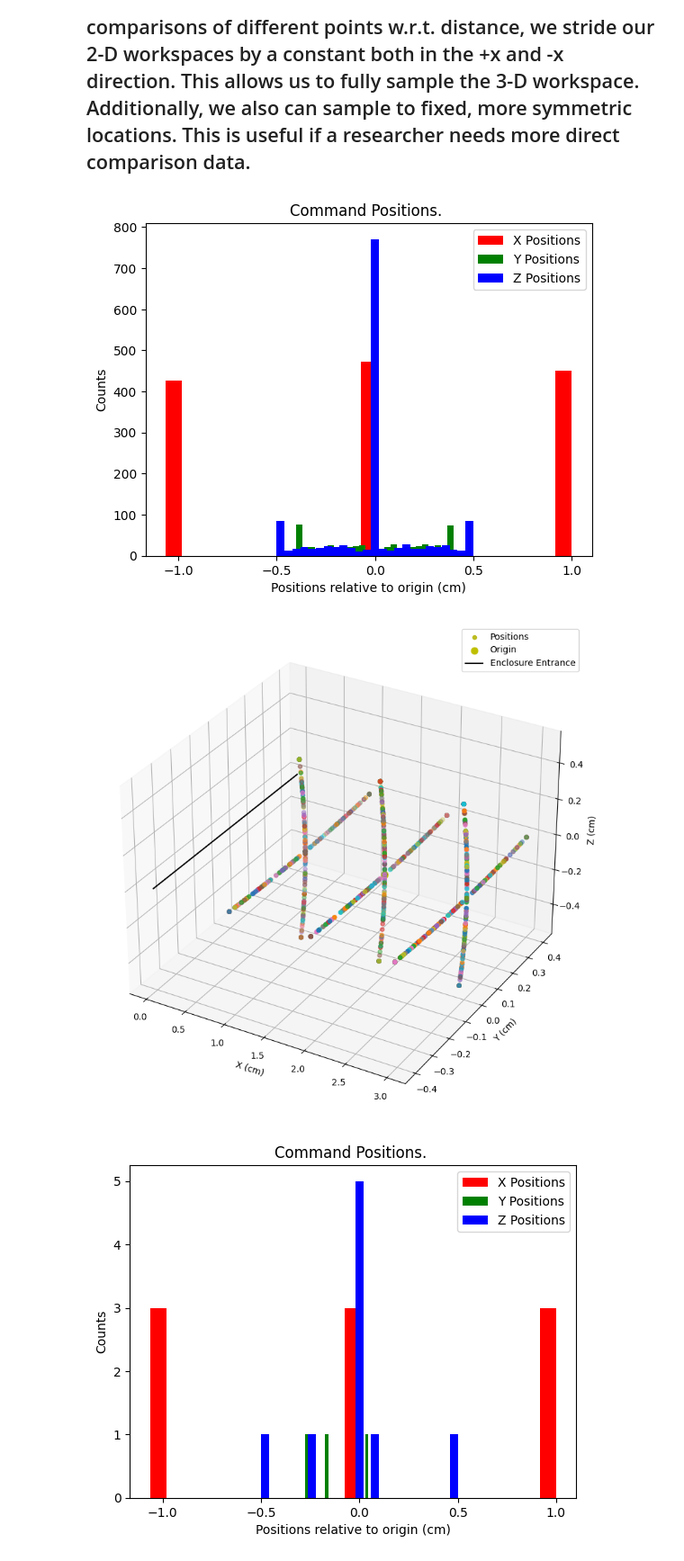
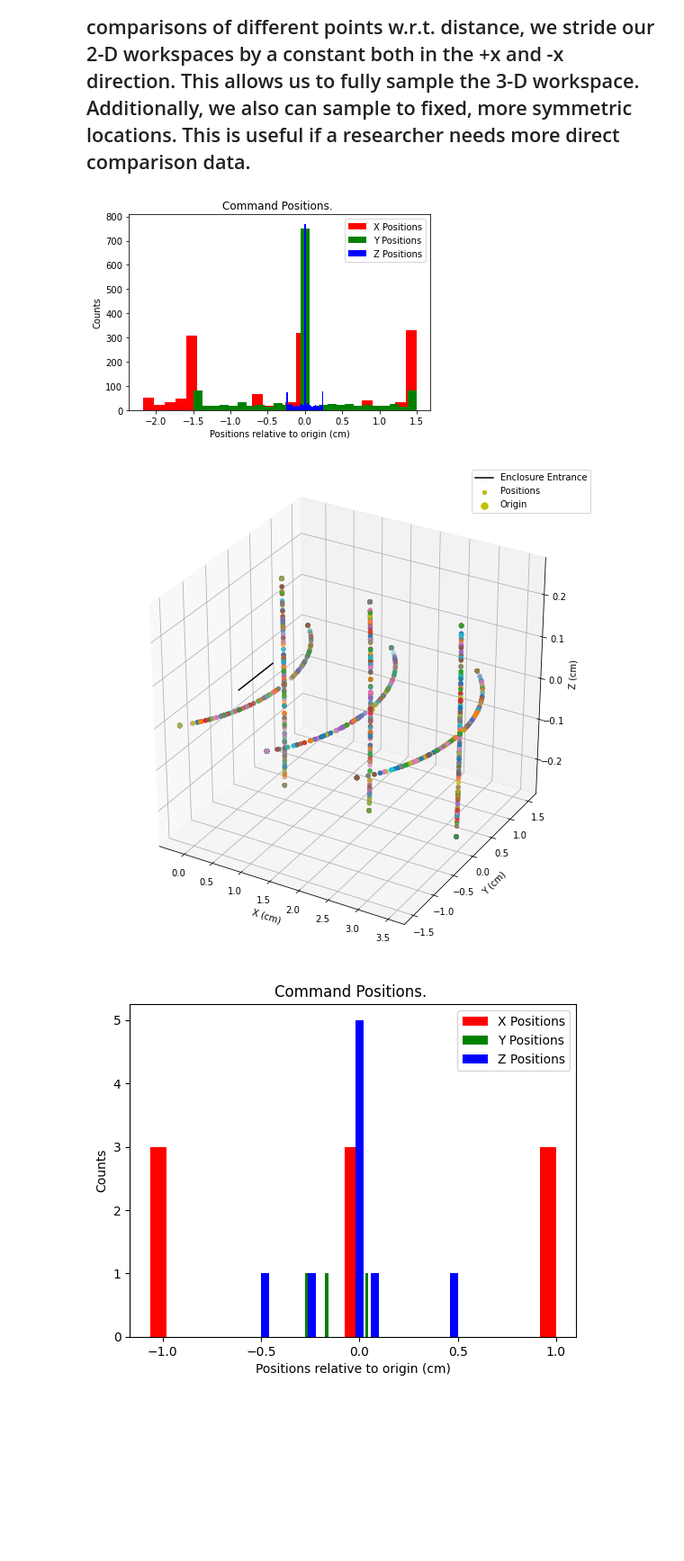
Before and after one commit to throneofshadow/ReachSample, a Jupyter notebook: notebooks/ReachSample_tutorial.ipynb, the cells around one changed output. Shown at 90% size. Cells and saved outputs as stored; diff of their text form; code cells hidden in the pictures; blank space fills up the shorter version.

```diff
--- a/notebooks/ReachSample_tutorial.ipynb
+++ b/notebooks/ReachSample_tutorial.ipynb
@@ -54,10 +51,10 @@ RS_.create_2d_workspace(0.4, 1, 2, 150, 9, sample=True, visualize = True) # z-le
 # %% [markdown]
 ## To add depth to our task positions without biasing comparisons of different points w.r.t. distance, we stride our 2-D workspaces by a constant both in the +x and -x direction. This allows us to fully sample the 3-D workspace. Additionally, we also can sample to fixed, more symmetric locations. This is useful if a researcher needs more direct comparison data.
 # %%
-RS_.create_3d_workspace(0.5, 0.4, 1, 2, 150, 9, sample=True, visualize = True)
+RS_.create_3d_workspace(0.25, 1.5, 1.5, 2, 150, 9, sample=True, visualize = True, export=True, export_filename='3d_commands.csv')
 # %% [output]
-[figure, old version]
+[figure, new version]
-[figure, old version]
+[figure, new version]
 # %%
 RS_.create_3d_workspace(0.5, 0.4, 1, 2, 1, 9, sample=True, visualize = True)
 # %% [output]
```
Also changed, not shown: parts of 5 cells of this notebook, 5 other files.
